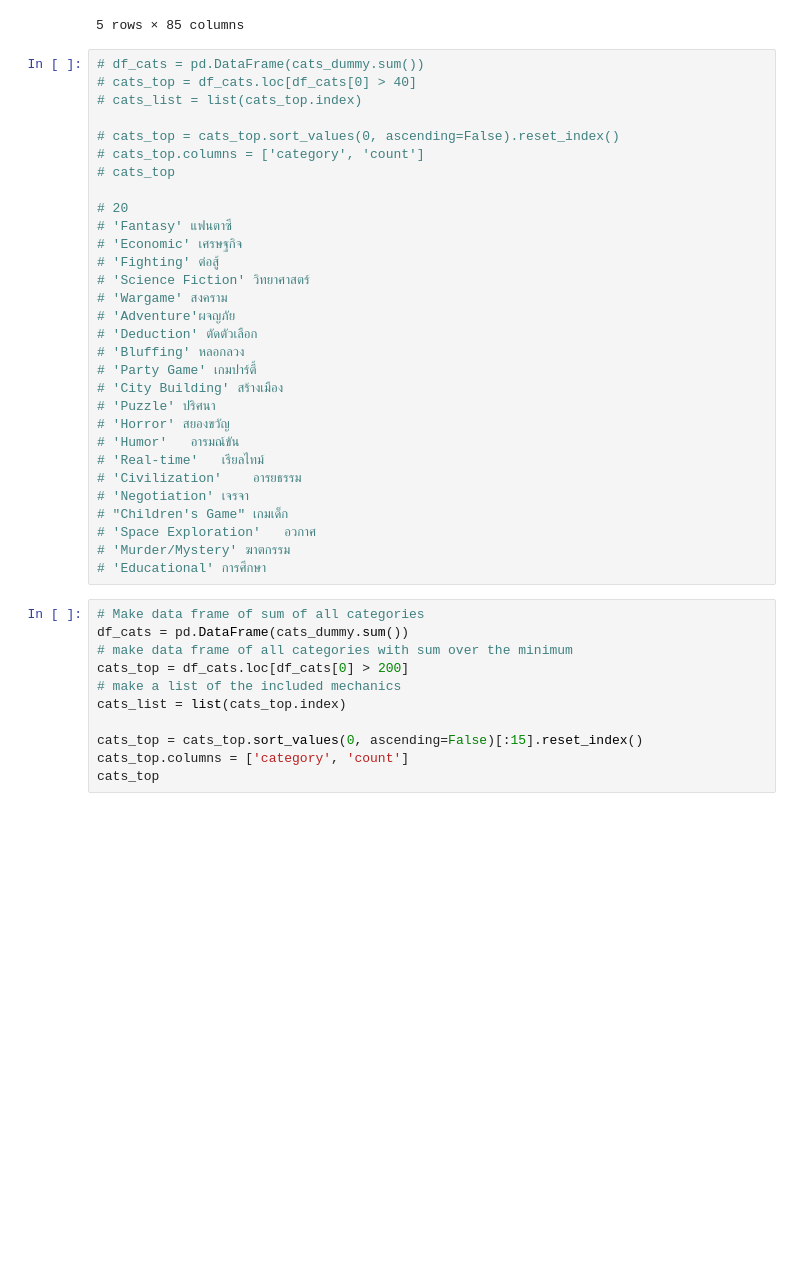
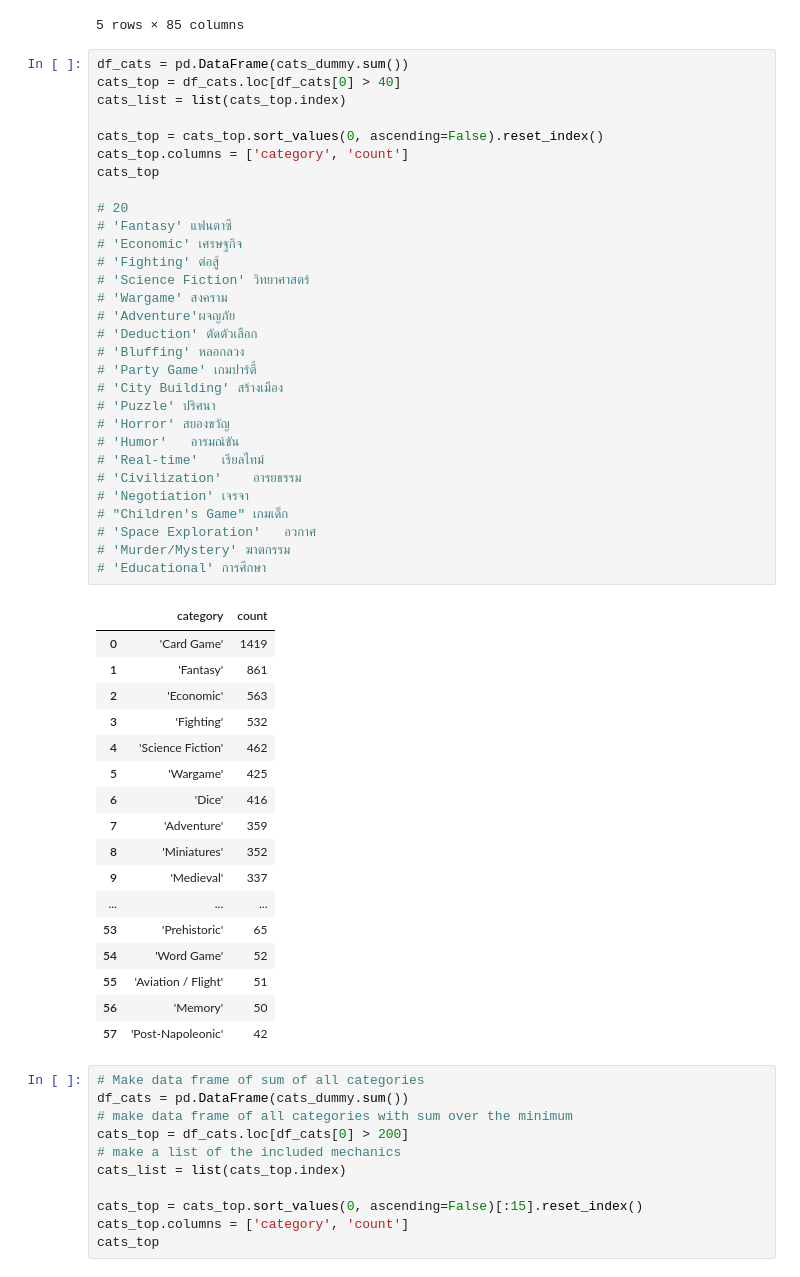
Before and after one commit to Kopzzz/Board-Game-RecCommu, a Jupyter notebook: code/1_preprocessing_boardgames.ipynb, the cells around one changed output. Cells and saved outputs as stored; diff of their text form; blank space fills up the shorter version.

```diff
--- a/code/1_preprocessing_boardgames.ipynb
+++ b/code/1_preprocessing_boardgames.ipynb
@@ -474,35 +474,53 @@ cats_rating.head()
 | 4 | 7.49912 | 7.61000 | 0 | 0 | 0 | 0 | ... |
 5 rows × 85 columns
 # %%
-# df_cats = pd.DataFrame(cats_dummy.sum())
-# cats_top = df_cats.loc[df_cats[0] > 40]
-# cats_list = list(cats_top.index)
+df_cats = pd.DataFrame(cats_dummy.sum())
+cats_top = df_cats.loc[df_cats[0] > 40]
+cats_list = list(cats_top.index)
 
-# cats_top = cats_top.sort_values(0, ascending=False).reset_index()
-# cats_top.columns = ['category', 'count']
-# cats_top
+cats_top = cats_top.sort_values(0, ascending=False).reset_index()
+cats_top.columns = ['category', 'count']
+cats_top
 
 # 20
 # 'Fantasy' แฟนตาซี
 # 'Economic' เศรษฐกิจ
 # 'Fighting' ต่อสู้
 # 'Science Fiction' วิทยาศาสตร์
 # 'Wargame' สงคราม
 # 'Adventure'ผจญภัย
 # 'Deduction' ตัดตัวเลือก
 # 'Bluffing' หลอกลวง
 # 'Party Game' เกมปาร์ตี้
 # 'City Building' สร้างเมือง
 # 'Puzzle' ปริศนา
 # 'Horror' สยองขวัญ
 # 'Humor'	อารมณ์ขัน
 # 'Real-time'	เรียลไทม์
 # 'Civilization'	อารยธรรม
 # 'Negotiation' เจรจา
 # "Children's Game" เกมเด็ก
 # 'Space Exploration'	อวกาศ
 # 'Murder/Mystery' ฆาตกรรม
 # 'Educational' การศึกษา
+# %% [output]
+|  | category | count |
+| 0 | 'Card Game' | 1419 |
+| 1 | 'Fantasy' | 861 |
+| 2 | 'Economic' | 563 |
+| 3 | 'Fighting' | 532 |
+| 4 | 'Science Fiction' | 462 |
+| 5 | 'Wargame' | 425 |
+| 6 | 'Dice' | 416 |
+| 7 | 'Adventure' | 359 |
+| 8 | 'Miniatures' | 352 |
+| 9 | 'Medieval' | 337 |
+| ... | ... | ... |
+| 53 | 'Prehistoric' | 65 |
+| 54 | 'Word Game' | 52 |
+| 55 | 'Aviation / Flight' | 51 |
+| 56 | 'Memory' | 50 |
+| 57 | 'Post-Napoleonic' | 42 |
 # %%
 # Make data frame of sum of all categories
 df_cats = pd.DataFrame(cats_dummy.sum())
```
Also changed, not shown: parts of 8 cells of this notebook, 4 other files.
